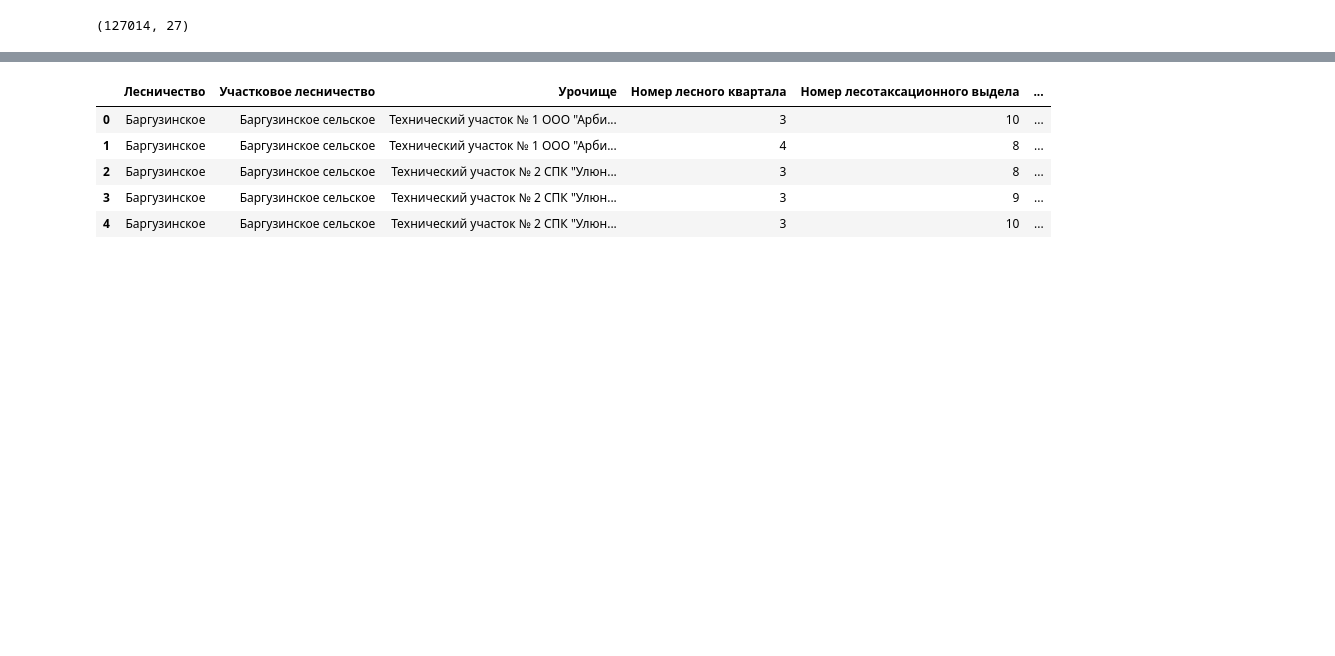
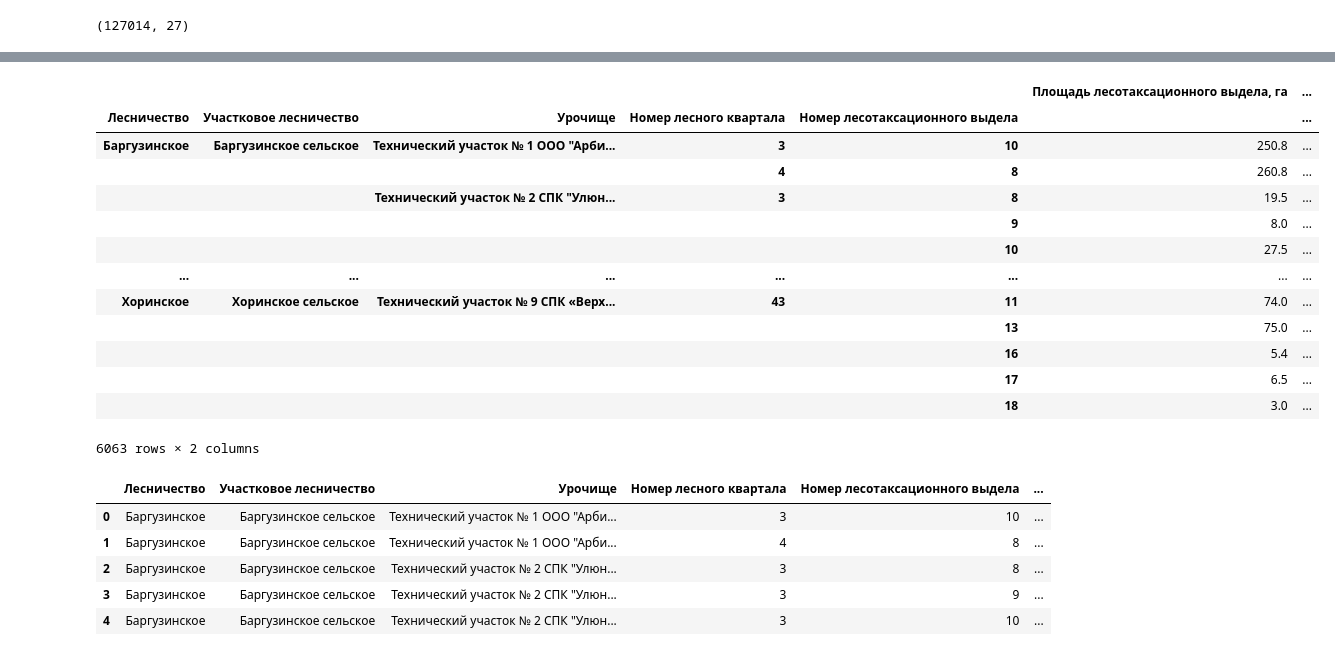
Before and after one commit to t0r1n88/Cassandra, a Jupyter notebook: blpk.ipynb, the cells around one changed output, grey strips where cells are left out. Cells and saved outputs as stored; diff of their text form; code cells hidden in the pictures; blank space fills up the shorter version.

```diff
--- a/blpk.ipynb
+++ b/blpk.ipynb
@@ -51,4 +90,23 @@ first = df.groupby(['Лесничество','Участковое леснич
 second = df.groupby(['Лесничество','Участковое лесничество','Урочище ','Номер лесного квартала','Номер лесотаксационного выдела']).agg({'Площадь лесотаксационного выдела или его части (лесопатологического выдела), га':'sum'})
+# %%
+first['Общая площадь используемого участка'] = second['Площадь лесотаксационного выдела или его части (лесопатологического выдела), га']
+# %%
+first
+# %% [output]
+|  |  |  |  |  | Площадь лесотаксационного выдела, га | ... |
+| Лесничество | Участковое лесничество | Урочище | Номер лесного квартала | Номер лесотаксационного выдела |  | ... |
+| Баргузинское | Баргузинское сельское | Технический участок № 1 ООО "Арби... | 3 | 10 | 250.8 | ... |
+|  |  |  | 4 | 8 | 260.8 | ... |
+|  |  | Технический участок № 2 СПК "Улюн... | 3 | 8 | 19.5 | ... |
+|  |  |  |  | 9 | 8.0 | ... |
+|  |  |  |  | 10 | 27.5 | ... |
+| ... | ... | ... | ... | ... | ... | ... |
+| Хоринское | Хоринское сельское | Технический участок № 9 СПК «Верх... | 43 | 11 | 74.0 | ... |
+|  |  |  |  | 13 | 75.0 | ... |
+|  |  |  |  | 16 | 5.4 | ... |
+|  |  |  |  | 17 | 6.5 | ... |
+|  |  |  |  | 18 | 3.0 | ... |
+6063 rows × 2 columns
 # %%
 first_df = first.reset_index()
 
```
Also changed, not shown: parts of 19 cells of this notebook.
